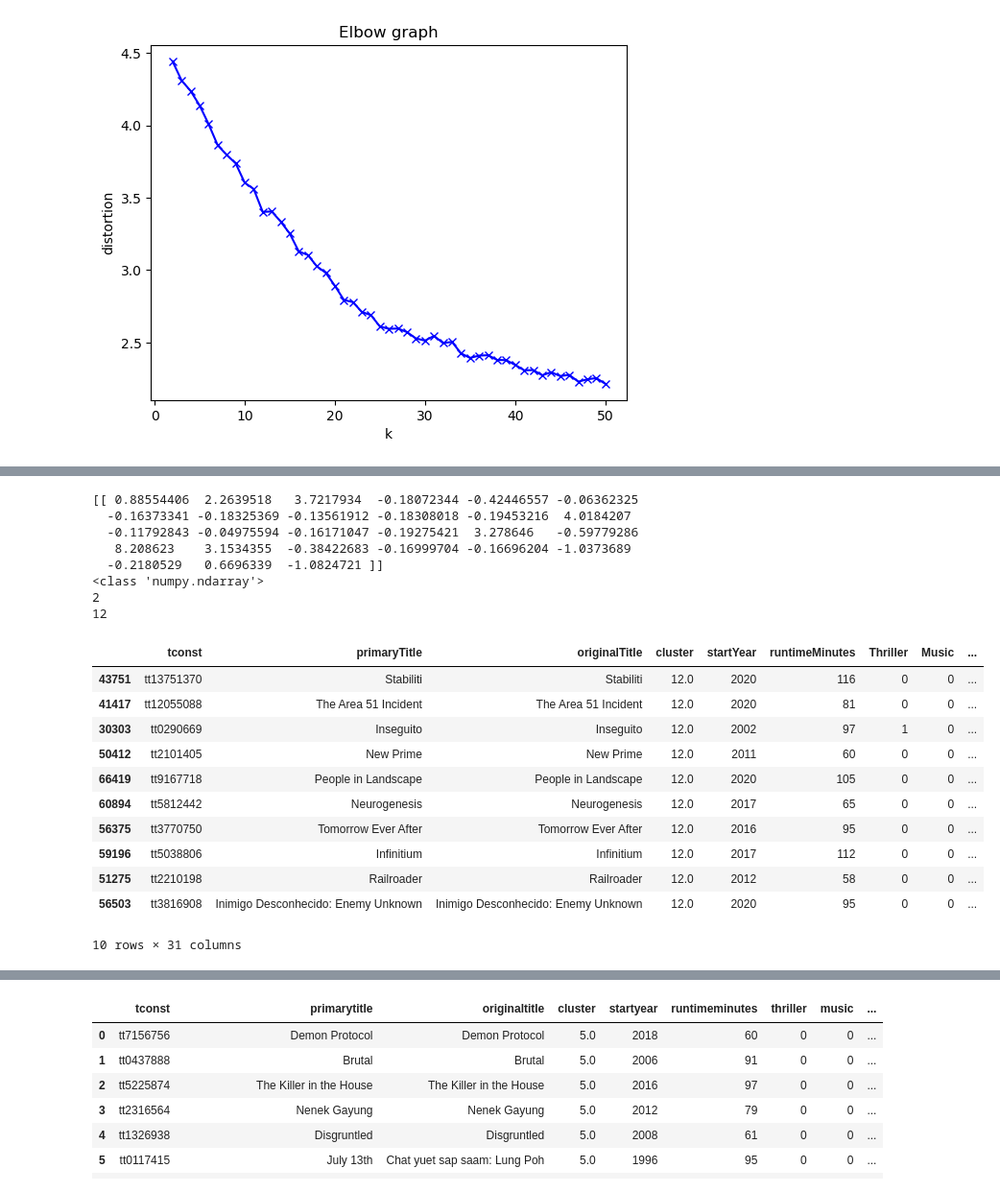
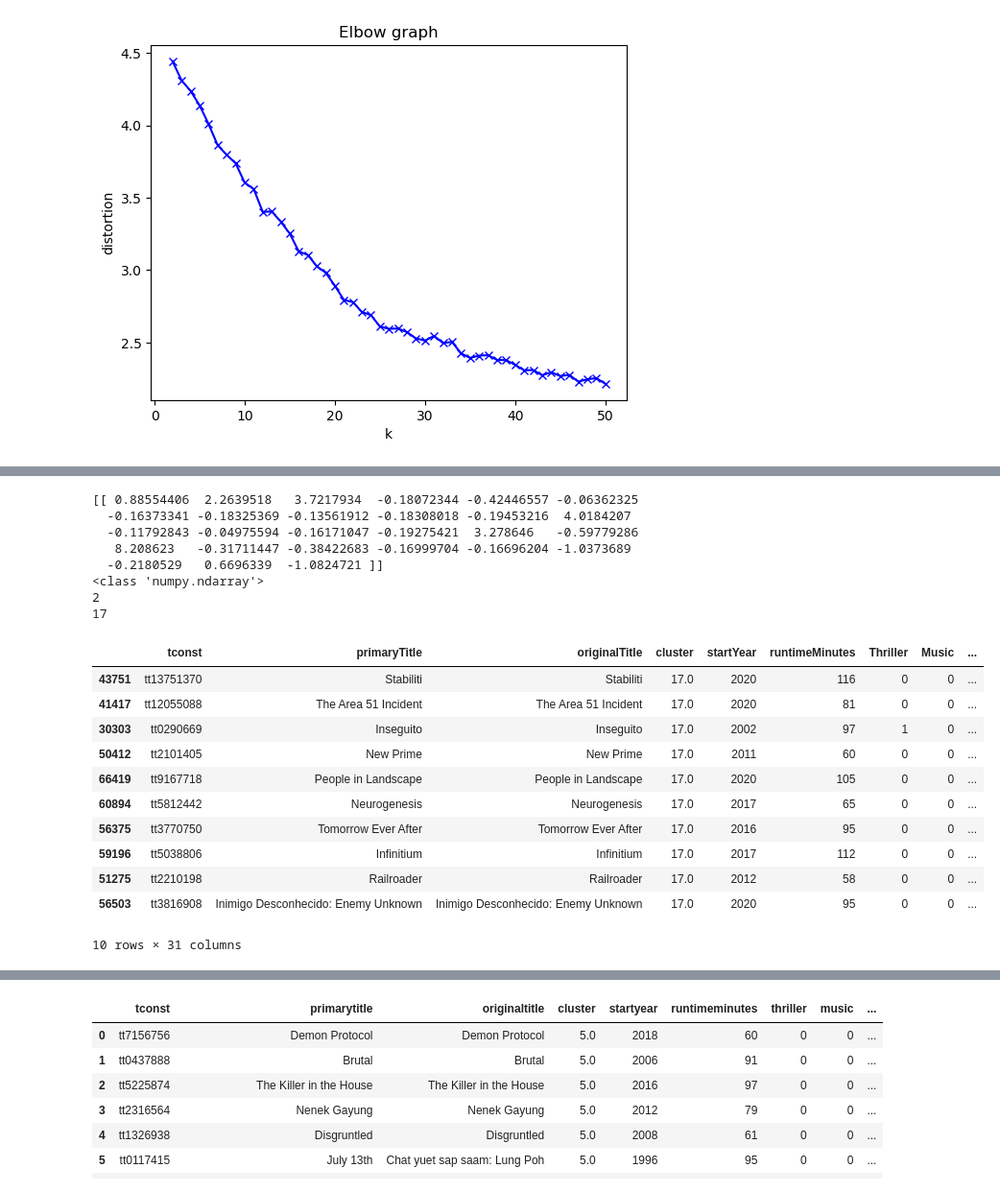
Before and after one commit to pkamra/recommendation-engine-full-stack, a Jupyter notebook: data/python_notebook/AWSWomenInEngineering2023_V2.ipynb, the cells around one changed output, grey strips where cells are left out. Shown at 96% size. Saved outputs shown, nothing was run; the diff lists cells and outputs as text; code cells hidden in the pictures.

```diff
--- a/data/python_notebook/AWSWomenInEngineering2023_V2.ipynb
+++ b/data/python_notebook/AWSWomenInEngineering2023_V2.ipynb
@@ -50,7 +53,7 @@ import sagemaker
 from sagemaker import get_execution_role
 
 role = get_execution_role()
-bucket_name='awesome2023-545313841491'
+bucket_name='awesome2023-xxxxx'
 
 title_basic = 'csv_files/title.basics.tsv'
 
@@ -780,7 +785,7 @@ df_final_standardized = scaler.transform(final).astype(np.float32)
 ['startYear', 'runtimeMinutes', 'Thriller', 'Music', 'Documentary', 'Film-Noir', 'War', 'History', 'Animation', 'Biography', 'Horror', 'Adventure', 'Sport', 'News', 'Musical', 'Mystery', 'Action', 'Co ...
 # %%
 # This is where we will everything
-bucket_name='awesome2023-545313841491'
+bucket_name='awesome2023-xxxxxxx'
 # %%
 #upload the standard scalar model to the s3 bucket
 session = boto3.Session()
@@ -988,14 +1001,11 @@ Data columns (total 27 columns):
 dtypes: float32(27)
 memory usage: 6.9 MB
 # %%
-train_data1 = df_final_standardized[0:40000]
-train_data2 = df_final_standardized[40000:67219]
-# train_data3 = df_final_standardized[80000:91815]
+prediction_data1 = df_final_standardized[0:40000]
+prediction_data2 = df_final_standardized[40000:67219]
 
-
-result1=kmeans_predictor.predict(train_data1.values)
-result2=kmeans_predictor.predict(train_data2.values)
-# result3=kmeans_predictor.predict(train_data3.values)
+result1=kmeans_predictor.predict(prediction_data1.values)
+result2=kmeans_predictor.predict(prediction_data2.values)
 
 result = result1 + result2
 # %%
@@ -1105,8 +1120,4 @@ recommendations
 # %%
-#now perform the steps for using the sagemaker migration toolkit in your Cloud 9 environment to convert the sckit-sklearn model
-#for standardizing and deploy to sagemaker.
-#After the sklearn custom model is deployed to sagemaker , we can come back and execute this cell to execute
-#the 2 API's one after another and see the cluster that is returned.
 #Finally we will seee what movies are a part of that cluster that has been returned.
 
 import boto3
@@ -1117,12 +1128,12 @@ import numpy as np
 client = boto3.client('runtime.sagemaker')
 
 # Define the endpoint name and the json structure to pass to it
-endpoint_name = 'sm-endpoint-sklearn-2023-03-23-22-58-49'
+endpoint_name = 'sm-endpoint-sklearn-2023-04-24-18-03-28'
 json_structure = {"startYear":[2015], "runtimeMinutes":[150],"Thriller":[1],"Music":[0],"Documentary":[0],
                     "Film-Noir":[0],"War":[0],"History":[0],"Animation":[0],"Biography":[0],
                     "Horror":[0],"Adventure":[1],"Sport":[0],"News":[0],"Musical":[0],
                     "Mystery":[0],"Action":[1],"Comedy":[0],"Sci-Fi":[1],
-                    "Crime":[1],"Romance":[0],"Fantasy":[0],"Western":[0],
+                    "Crime":[0],"Romance":[0],"Fantasy":[0],"Western":[0],
                     "Drama":[0],"Family":[0],
                     "averageRating":[7],"numVotes":[50]}
 
@@ -1134,44 +1145,44 @@ payload = json.dumps(json_structure).encode('utf-8')
 response = client.invoke_endpoint(EndpointName=endpoint_name, ContentType='application/json', Body=payload)
 
 # Get the response body
 response_body = response['Body'].read().decode('utf-8')
 
 string_array = json.loads(response_body)["Output"]
 np_array = np.fromstring(string_array.replace("[", "").replace("]", ""), sep=",")
 
 arr_2d = np.reshape(np_array, (1, len(np_array)))
 
 print(arr_2d.astype('float32'))
 print(type(arr_2d))
 print(arr_2d.ndim)
 
 test_predictions = kmeans_predictor.predict(arr_2d.astype('float32'))
 returned_cluster = [r.label['closest_cluster'].float32_tensor.values[0] for r in test_predictions]
 #predicted cluster
 print(int(returned_cluster[0]))
 
 recommendations_sagemaker_models = pred_final.loc[pred_final['cluster'] ==
             int(returned_cluster[0])].sort_values(by =['averageRating', 'numVotes'], ascending=False)[:10]
 recommendations_sagemaker_models
 # %% [output]
 [[ 0.88554406  2.2639518   3.7217934  -0.18072344 -0.42446557 -0.06362325
   -0.16373341 -0.18325369 -0.13561912 -0.18308018 -0.19453216  4.0184207
   -0.11792843 -0.04975594 -0.16171047 -0.19275421  3.278646   -0.59779286
-   8.208623    3.1534355  -0.38422683 -0.16999704 -0.16696204 -1.0373689
+   8.208623   -0.31711447 -0.38422683 -0.16999704 -0.16696204 -1.0373689
   -0.2180529   0.6696339  -1.0824721 ]]
 <class 'numpy.ndarray'>
 2
-12
+17
 |  | tconst | primaryTitle | originalTitle | cluster | startYear | runtimeMinutes | Thriller | Music | ... |
-| 43751 | tt13751370 | Stabiliti | Stabiliti | 12.0 | 2020 | 116 | 0 | 0 | ... |
-| 41417 | tt12055088 | The Area 51 Incident | The Area 51 Incident | 12.0 | 2020 | 81 | 0 | 0 | ... |
-| 30303 | tt0290669 | Inseguito | Inseguito | 12.0 | 2002 | 97 | 1 | 0 | ... |
-| 50412 | tt2101405 | New Prime | New Prime | 12.0 | 2011 | 60 | 0 | 0 | ... |
-| 66419 | tt9167718 | People in Landscape | People in Landscape | 12.0 | 2020 | 105 | 0 | 0 | ... |
-| 60894 | tt5812442 | Neurogenesis | Neurogenesis | 12.0 | 2017 | 65 | 0 | 0 | ... |
-| 56375 | tt3770750 | Tomorrow Ever After | Tomorrow Ever After | 12.0 | 2016 | 95 | 0 | 0 | ... |
-| 59196 | tt5038806 | Infinitium | Infinitium | 12.0 | 2017 | 112 | 0 | 0 | ... |
-| 51275 | tt2210198 | Railroader | Railroader | 12.0 | 2012 | 58 | 0 | 0 | ... |
-| 56503 | tt3816908 | Inimigo Desconhecido: Enemy Unknown | Inimigo Desconhecido: Enemy Unknown | 12.0 | 2020 | 95 | 0 | 0 | ... |
+| 43751 | tt13751370 | Stabiliti | Stabiliti | 17.0 | 2020 | 116 | 0 | 0 | ... |
+| 41417 | tt12055088 | The Area 51 Incident | The Area 51 Incident | 17.0 | 2020 | 81 | 0 | 0 | ... |
+| 30303 | tt0290669 | Inseguito | Inseguito | 17.0 | 2002 | 97 | 1 | 0 | ... |
+| 50412 | tt2101405 | New Prime | New Prime | 17.0 | 2011 | 60 | 0 | 0 | ... |
+| 66419 | tt9167718 | People in Landscape | People in Landscape | 17.0 | 2020 | 105 | 0 | 0 | ... |
+| 60894 | tt5812442 | Neurogenesis | Neurogenesis | 17.0 | 2017 | 65 | 0 | 0 | ... |
+| 56375 | tt3770750 | Tomorrow Ever After | Tomorrow Ever After | 17.0 | 2016 | 95 | 0 | 0 | ... |
+| 59196 | tt5038806 | Infinitium | Infinitium | 17.0 | 2017 | 112 | 0 | 0 | ... |
+| 51275 | tt2210198 | Railroader | Railroader | 17.0 | 2012 | 58 | 0 | 0 | ... |
+| 56503 | tt3816908 | Inimigo Desconhecido: Enemy Unknown | Inimigo Desconhecido: Enemy Unknown | 17.0 | 2020 | 95 | 0 | 0 | ... |
 10 rows × 31 columns
 # %%
```
Also changed, not shown: parts of 32 cells of this notebook.
